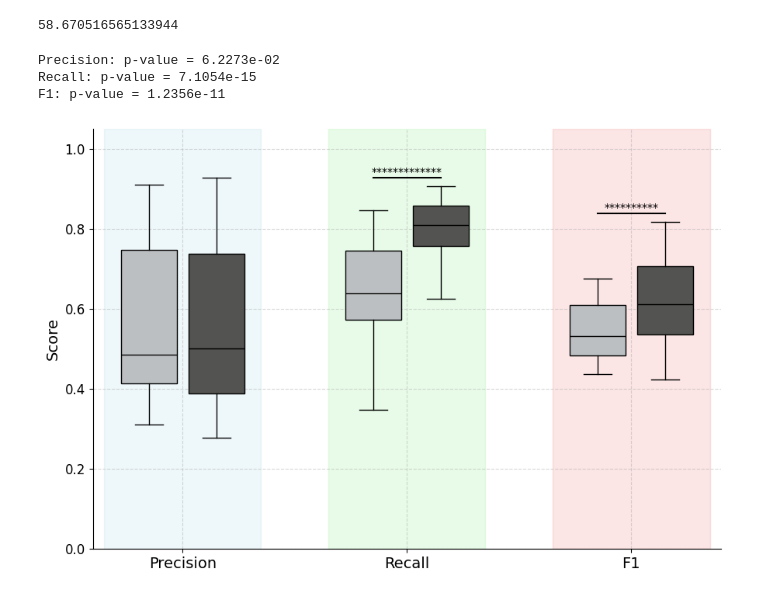
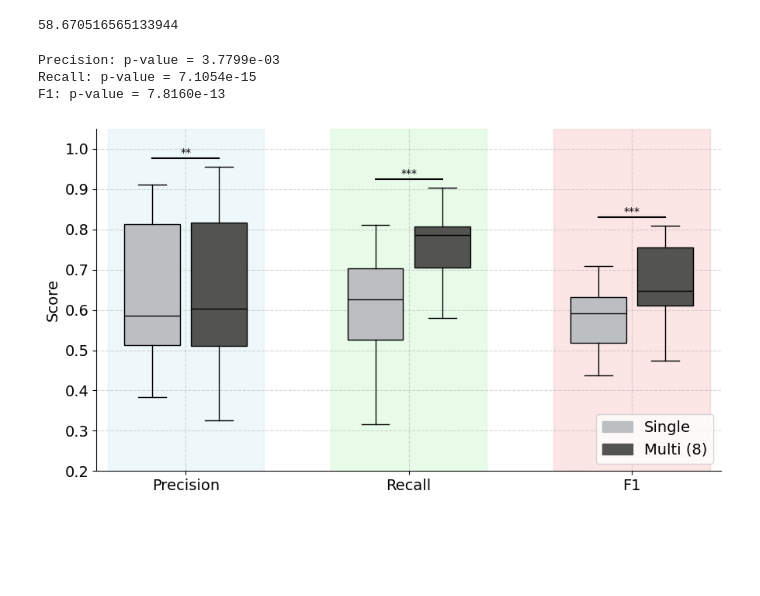
Before and after one commit to pedrofurrix/LAVA_SNN_ripples, a Jupyter notebook: snnTorch/eval/live_results/compare_1_3_adapt.ipynb, the cells around one changed output. Cells and saved outputs as stored; diff of their text form; code cells hidden in the pictures; blank space fills up the shorter version.

```diff
--- a/snnTorch/eval/live_results/compare_1_3_adapt.ipynb
+++ b/snnTorch/eval/live_results/compare_1_3_adapt.ipynb
@@ -285,7 +285,7 @@ def plot_adapt_comparison(df_ref, df_other, metrics=["Precision","Recall","F1"],
     grouped_ref = get_network_means(df_ref, metrics)
     grouped_other = get_network_means(df_other, metrics)
 
-    fig, ax = plt.subplots(figsize=(9,6))
+    fig, ax = plt.subplots(figsize=(9,5))
     width = 0.5
     spacing = 2
     xticks, xticklabels = [], []
@@ -344,31 +344,31 @@ def plot_adapt_comparison(df_ref, df_other, metrics=["Precision","Recall","F1"],
         barplot_annotate_brackets(0, 1, p,
                                   [pos_ref,pos_other],
                                   [box_heights[idx_ref],box_heights[idx_other]],
-                                  ax,dh=0.03,barh=0.00)
+                                  ax,dh=0.03,barh=0.00,maxasterix=3)
 
     # Formatting
     ax.set_xticks(xticks)
     ax.set_xticklabels(xticklabels, fontsize=14)
-    ax.tick_params(axis='y', labelsize=12)
+    ax.tick_params(axis='both', labelsize=14)
     ax.set_ylabel("Score", fontsize=14)
-    ax.set_ylim(0, 1.05)
+    ax.set_ylim(0.2, 1.05)
     ax.grid(True, linestyle='--', alpha=0.5)
     for spine in ["top","right"]:
         ax.spines[spine].set_visible(False)
 
     # Legend
-    # legend_patches = [Patch(color=colors[lab], label=lab) for lab in labels]
-    # ax.legend(handles=legend_patches, loc="lower right")
+    legend_patches = [Patch(color=colors[lab], label=lab) for lab in labels]
+    ax.legend(handles=legend_patches, loc="lower right",fontsize=14)
 
     plt.tight_layout()
     return fig, ax
 # %%
-df_adapt0 = all_results_df[all_results_df["Adapt"]==0]
-df_adapt0_3=all_results_df_3[all_results_df_3["Adapt"]==0]
-fig, ax = plot_adapt_comparison(df_adapt0, df_adapt0_3, labels=("Single","Parallel"))
+df_adapt0 = all_results_df[all_results_df["Adapt"]==20]
+df_adapt0_3=all_results_df_3[all_results_df_3["Adapt"]==20]
+fig, ax = plot_adapt_comparison(df_adapt0, df_adapt0_3, labels=("Single","Multi (8)"))
 fig.savefig(os.path.join("figures","adapt_comparison.png"), bbox_inches="tight", dpi=300)
 # %% [output]
-Precision: p-value = 6.2273e-02
+Precision: p-value = 3.7799e-03
 Recall: p-value = 7.1054e-15
-F1: p-value = 1.2356e-11
+F1: p-value = 7.8160e-13
-[figure, old version]
+[figure, new version]
```
Also changed, not shown: 29 other files.
